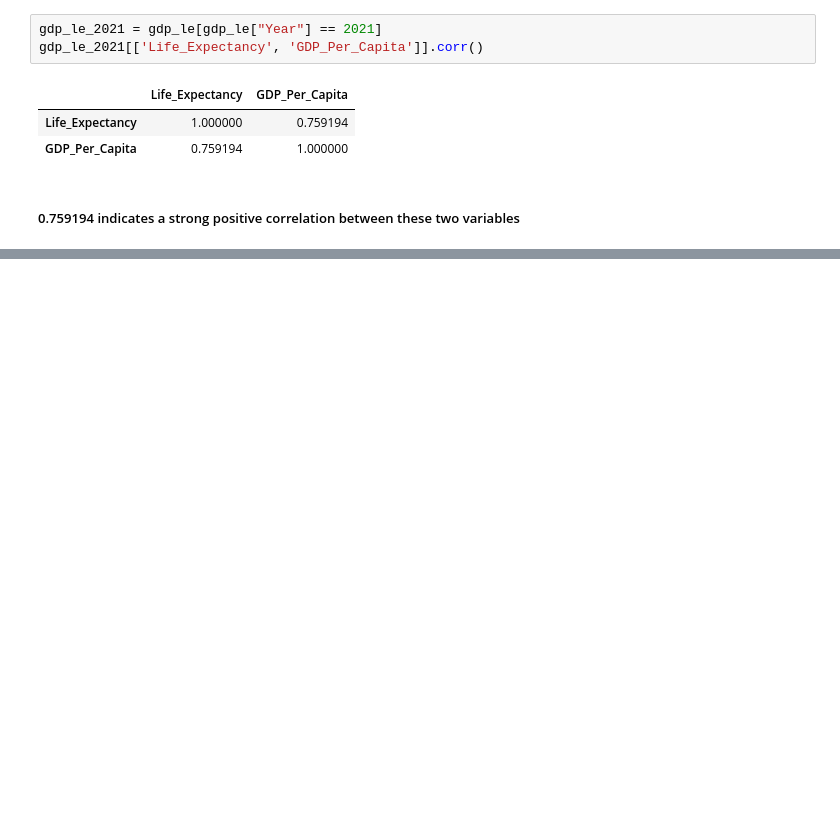
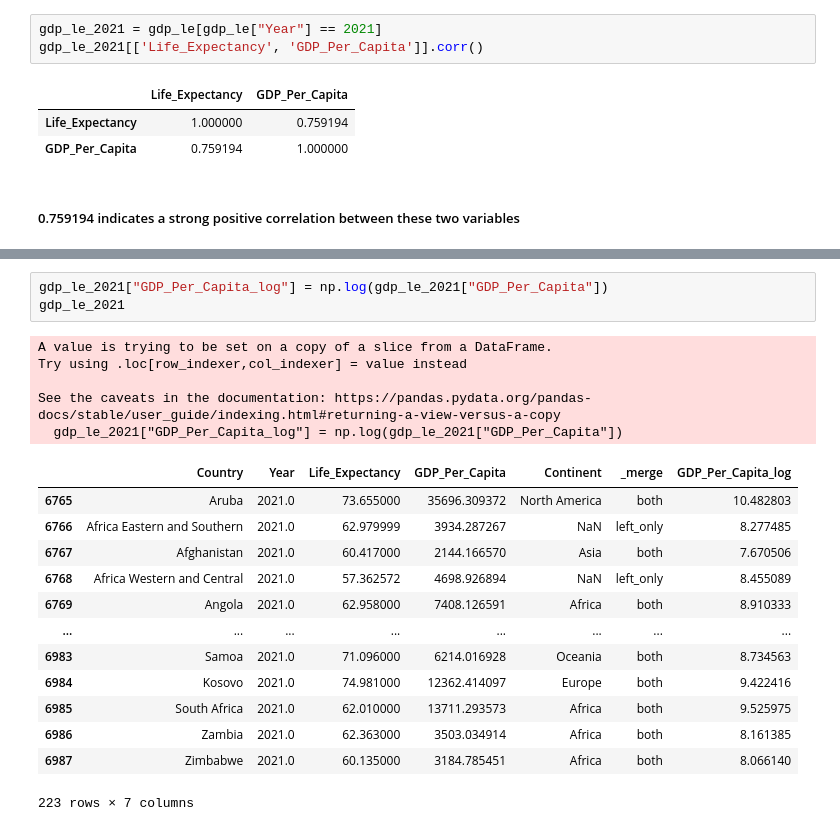
Before and after one commit to nss-data-science-cohort-9/un-exploration-catdgomez, a Jupyter notebook: notebooks/UN_Data_Exploration.ipynb, the cells around one changed output, grey strips where cells are left out. Saved outputs shown, nothing was run; the diff lists cells and outputs as text; blank space fills up the shorter version.

```diff
--- a/notebooks/UN_Data_Exploration.ipynb
+++ b/notebooks/UN_Data_Exploration.ipynb
@@ -1028,0 +1030,22 @@ gdp_le_2021[['Life_Expectancy', 'GDP_Per_Capita']].corr()
+# %%
+gdp_le_2021["GDP_Per_Capita_log"] = np.log(gdp_le_2021["GDP_Per_Capita"])
+gdp_le_2021
+# %% [output]
+A value is trying to be set on a copy of a slice from a DataFrame.
+Try using .loc[row_indexer,col_indexer] = value instead
+
+See the caveats in the documentation: https://pandas.pydata.org/pandas-docs/stable/user_guide/indexing.html#returning-a-view-versus-a-copy
+  gdp_le_2021["GDP_Per_Capita_log"] = np.log(gdp_le_2021["GDP_Per_Capita"])
+|  | Country | Year | Life_Expectancy | GDP_Per_Capita | Continent | _merge | GDP_Per_Capita_log |
+| 6765 | Aruba | 2021.0 | 73.655000 | 35696.309372 | North America | both | 10.482803 |
+| 6766 | Africa Eastern and Southern | 2021.0 | 62.979999 | 3934.287267 | NaN | left_only | 8.277485 |
+| 6767 | Afghanistan | 2021.0 | 60.417000 | 2144.166570 | Asia | both | 7.670506 |
+| 6768 | Africa Western and Central | 2021.0 | 57.362572 | 4698.926894 | NaN | left_only | 8.455089 |
+| 6769 | Angola | 2021.0 | 62.958000 | 7408.126591 | Africa | both | 8.910333 |
+| ... | ... | ... | ... | ... | ... | ... | ... |
+| 6983 | Samoa | 2021.0 | 71.096000 | 6214.016928 | Oceania | both | 8.734563 |
+| 6984 | Kosovo | 2021.0 | 74.981000 | 12362.414097 | Europe | both | 9.422416 |
+| 6985 | South Africa | 2021.0 | 62.010000 | 13711.293573 | Africa | both | 9.525975 |
+| 6986 | Zambia | 2021.0 | 62.363000 | 3503.034914 | Africa | both | 8.161385 |
+| 6987 | Zimbabwe | 2021.0 | 60.135000 | 3184.785451 | Africa | both | 8.066140 |
+223 rows × 7 columns
```
Also changed, not shown: parts of 5 cells of this notebook.
